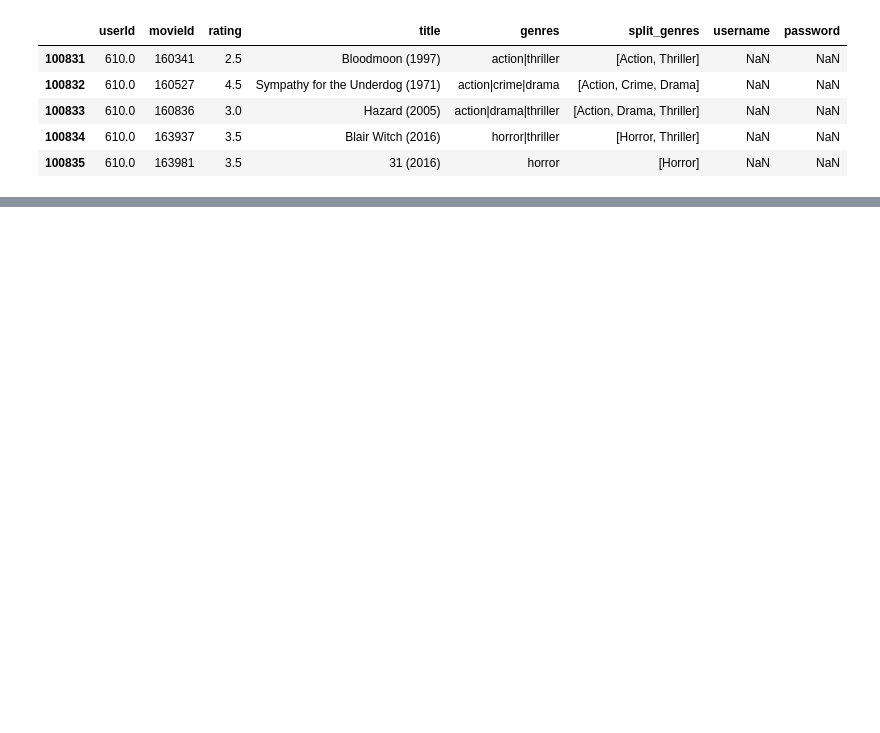
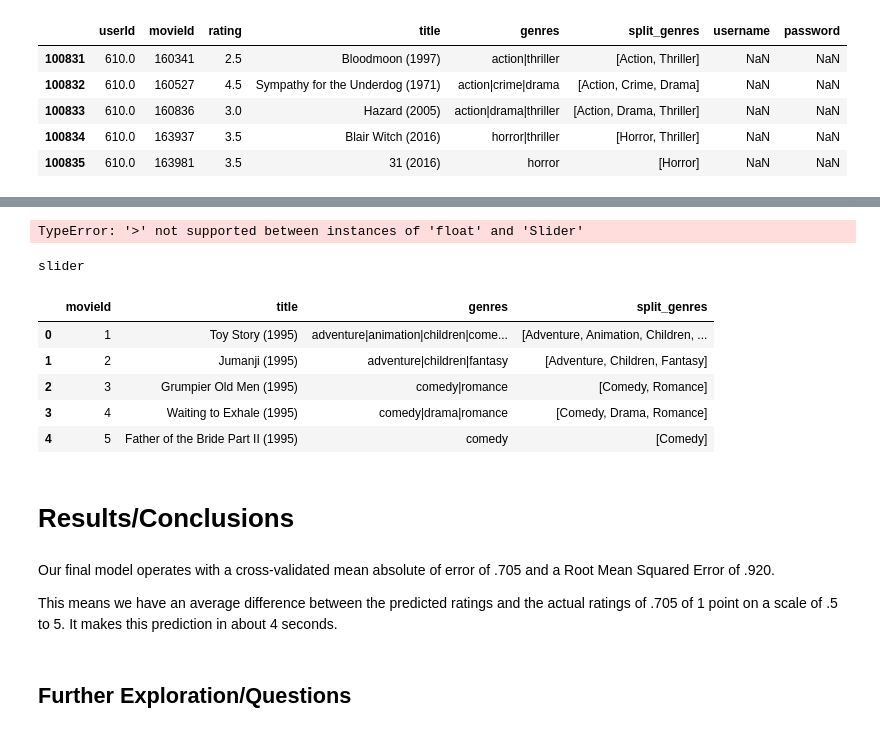
Before and after one commit to JasmineHuang25/rec-systems-project, a Jupyter notebook: clean.ipynb, the cells around one changed output, grey strips where cells are left out. Saved outputs shown, nothing was run; the diff lists cells and outputs as text; code cells hidden in the pictures; blank space fills up the shorter version.

```diff
--- a/clean.ipynb
+++ b/clean.ipynb
@@ -619,0 +804,28 @@ It would be nice to include a way to incorporate user feedback on recommendation
+# %%
+# Gradio
+choice_list = ['Top 5', 'Top 10', 'Top 20', 'Second 10', 'Bottom 5', 'Bottom 10']
+rating = gr.components.Slider(1, 5, label='Movies with ratings higher than:')
+genre = gr.inputs.Dropdown(genre_list, label='Pick a movie genre:')
+choice = gr.inputs.Radio(choice_list, label='Choose the recommended movies list:')
+output = gr.Dataframe(headers=["Title", "Predicted Rating"])
+
+
+demo =gr.Interface(fn= movie_recommendation(rating, genre, choice, test_predicted),
+             inputs=[rating, genre, choice],
+             outputs=output,
+             title= "Movie Recommendations").launch(debug=True, share=False)
+# %% [output]
+TypeError: '>' not supported between instances of 'float' and 'Slider'
+# %%
+rating
+# %% [output]
+slider
+# %%
+movies_df.head()
+# %% [output]
+|  | movieId | title | genres | split_genres |
+| 0 | 1 | Toy Story (1995) | adventure|animation|children|come... | [Adventure, Animation, Children, ... |
+| 1 | 2 | Jumanji (1995) | adventure|children|fantasy | [Adventure, Children, Fantasy] |
+| 2 | 3 | Grumpier Old Men (1995) | comedy|romance | [Comedy, Romance] |
+| 3 | 4 | Waiting to Exhale (1995) | comedy|drama|romance | [Comedy, Drama, Romance] |
+| 4 | 5 | Father of the Bride Part II (1995) | comedy | [Comedy] |
@@ -619,0 +868,9 @@ It would be nice to include a way to incorporate user feedback on recommendation
+# %% [markdown]
+# Results/Conclusions
+# %% [markdown]
+Our final model operates with a cross-validated mean absolute of error of .705 and a Root Mean Squared Error of .920.
+
+
+This means we have an average difference between the predicted ratings and the actual ratings of .705 of 1 point on a scale of .5 to 5. It makes this prediction in about 4 seconds.
+# %% [markdown]
+## Further Exploration/Questions
```
Also changed, not shown: parts of 101 cells of this notebook.
